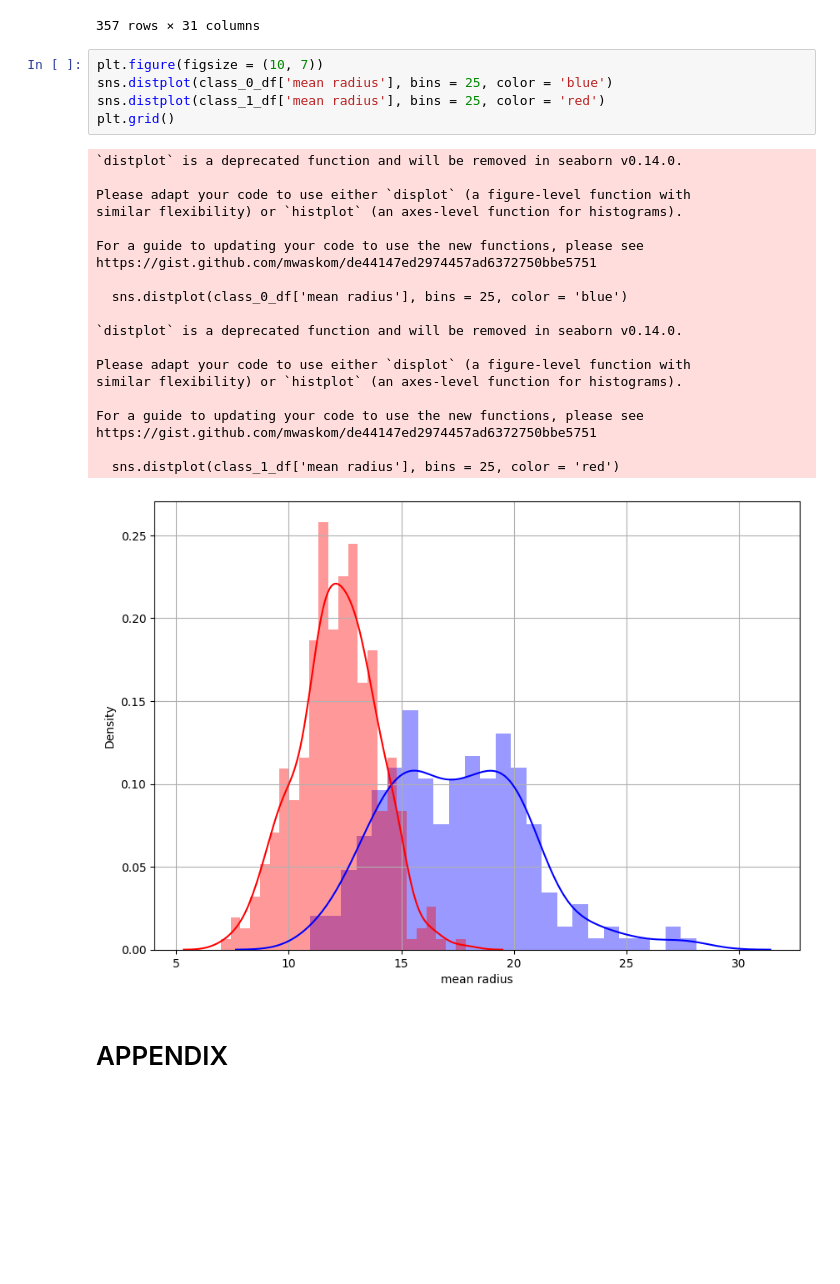
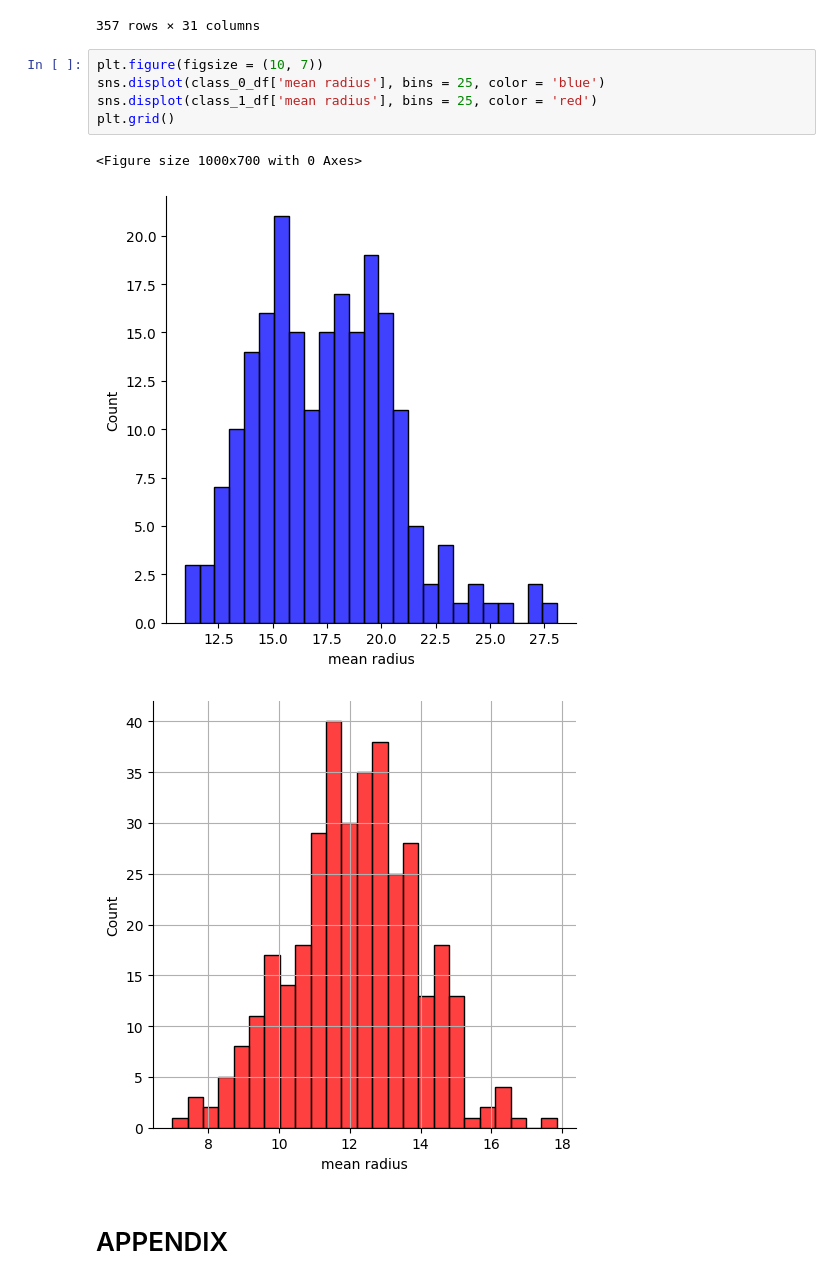
Before and after one commit to patelbreeze/lab_assignment8, a Jupyter notebook: Data_Visualization_with_Matplotlib_and_Seaborn.ipynb, the cells around one changed output. Saved outputs shown, nothing was run; the diff lists cells and outputs as text; blank space fills up the shorter version.

```diff
--- a/Data_Visualization_with_Matplotlib_and_Seaborn.ipynb
+++ b/Data_Visualization_with_Matplotlib_and_Seaborn.ipynb
@@ -414,30 +405,13 @@ class_1_df
 357 rows × 31 columns
 # %%
 plt.figure(figsize = (10, 7))
-sns.distplot(class_0_df['mean radius'], bins = 25, color = 'blue')
-sns.distplot(class_1_df['mean radius'], bins = 25, color = 'red')
+sns.displot(class_0_df['mean radius'], bins = 25, color = 'blue')
+sns.displot(class_1_df['mean radius'], bins = 25, color = 'red')
 plt.grid()
 # %% [output]
-`distplot` is a deprecated function and will be removed in seaborn v0.14.0.
-
-Please adapt your code to use either `displot` (a figure-level function with
-similar flexibility) or `histplot` (an axes-level function for histograms).
-
-For a guide to updating your code to use the new functions, please see
-https://gist.github.com/mwaskom/de44147ed2974457ad6372750bbe5751
-
-  sns.distplot(class_0_df['mean radius'], bins = 25, color = 'blue')
-
-`distplot` is a deprecated function and will be removed in seaborn v0.14.0.
-
-Please adapt your code to use either `displot` (a figure-level function with
-similar flexibility) or `histplot` (an axes-level function for histograms).
-
-For a guide to updating your code to use the new functions, please see
-https://gist.github.com/mwaskom/de44147ed2974457ad6372750bbe5751
-
-  sns.distplot(class_1_df['mean radius'], bins = 25, color = 'red')
+<Figure size 1000x700 with 0 Axes>
-[figure, old version]
+[figure, new version]
+[figure, added]
 # %% [markdown]
 # APPENDIX
 # %%
```
Also changed, not shown: parts of 1 cell of this notebook.
